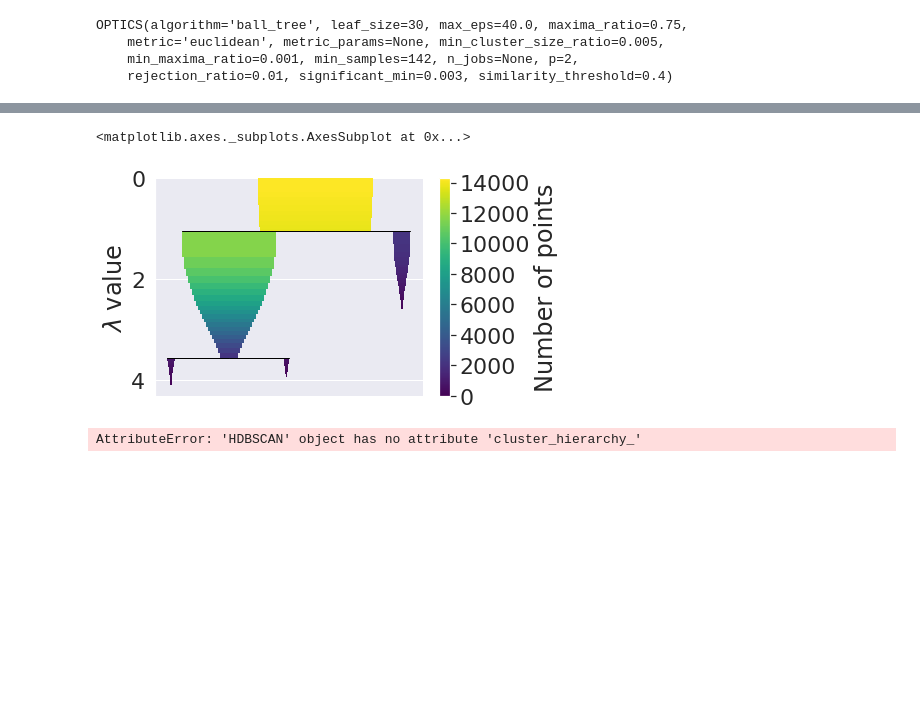
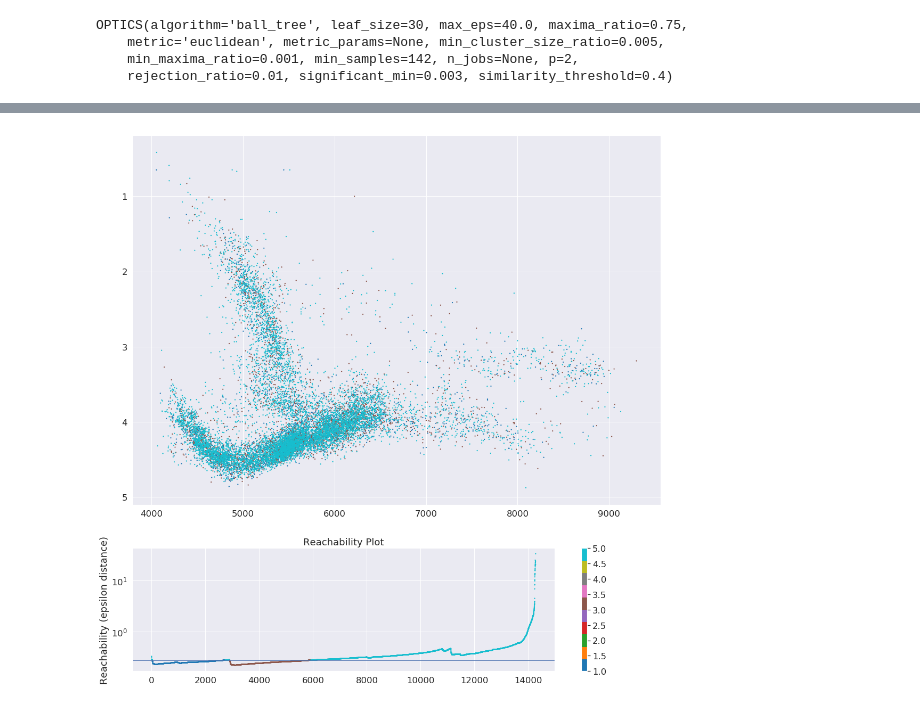
Before and after one commit to nannau/cfis_ml, a Jupyter notebook: unsupervised/hierarchical.ipynb, the cells around one changed output, grey strips where cells are left out. Drawn from its saved outputs; the diff is of its cells as text; code cells hidden in the pictures; blank space fills up the shorter version.

```diff
--- a/unsupervised/hierarchical.ipynb
+++ b/unsupervised/hierarchical.ipynb
@@ -118,19 +131,0 @@ Text(0.5,1,'Reachability Plot')
-# %%
-import hdbscan
-import sys
-
-clusterer = hdbscan.HDBSCAN(min_cluster_size=N).fit(X_norm)
-
-
-len(X_clust.labels.unique())
-#print X_clust['labels']
-clusterer.condensed_tree_.plot()
-#clusterer.single_linkage_tree_.plot()
-# %% [output]
-<matplotlib.axes._subplots.AxesSubplot at 0x...>
-[figure, removed]
-# %%
-hierarchy = clusterer.cluster_hierarchy_
-alt_labels = hierarchy.get_clusters(0.100, 5)
-# %% [output]
-AttributeError: 'HDBSCAN' object has no attribute 'cluster_hierarchy_'
@@ -187,0 +148,22 @@ ax.set_ylim(0,3)
+# %%
+reach_size = (20, 7.5)
+
+X_labelled = optics_labeller(X_clust, eps)
+#X_labelled = X_labelled[(X_labelled['optics_label']!=5)]
+
+
+fig = plt.figure(figsize=(15, 15))
+gs = gridspec.GridSpec(2, 1, height_ratios=[3, 1])
+ax0 = plt.subplot(gs[0])
+ax0.invert_yaxis()
+ax0.scatter(X_labelled['Teff'], X_labelled['logg'], c=X_labelled['optics_label'], s=1.5, cmap=plt.cm.tab10)
+ax1 = plt.subplot(gs[1])
+data = ax1.scatter(X_labelled['space'], X_labelled['reachability'], c=X_labelled['optics_label'], cmap=plt.cm.tab10, s=1.5)
+ax1.set_yscale("log")
+ax1.axhline(eps)
+ax1.set_ylabel('Reachability (epsilon distance)')
+ax1.set_title('Reachability Plot')
+fig.colorbar(data, ax=ax1)
+plt.tight_layout()
+# %% [output]
+[figure, added]
```
Also changed, not shown: parts of 17 cells of this notebook.
